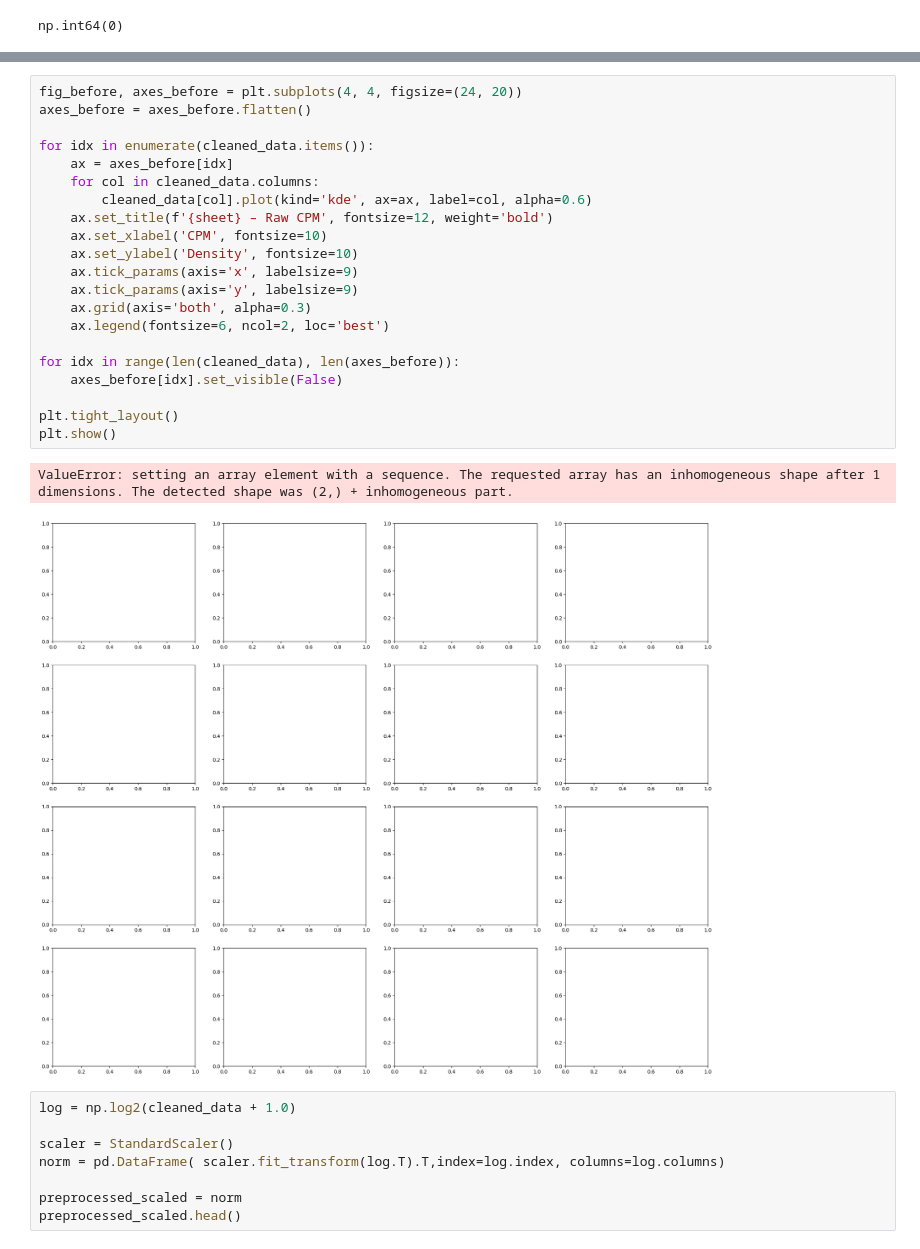
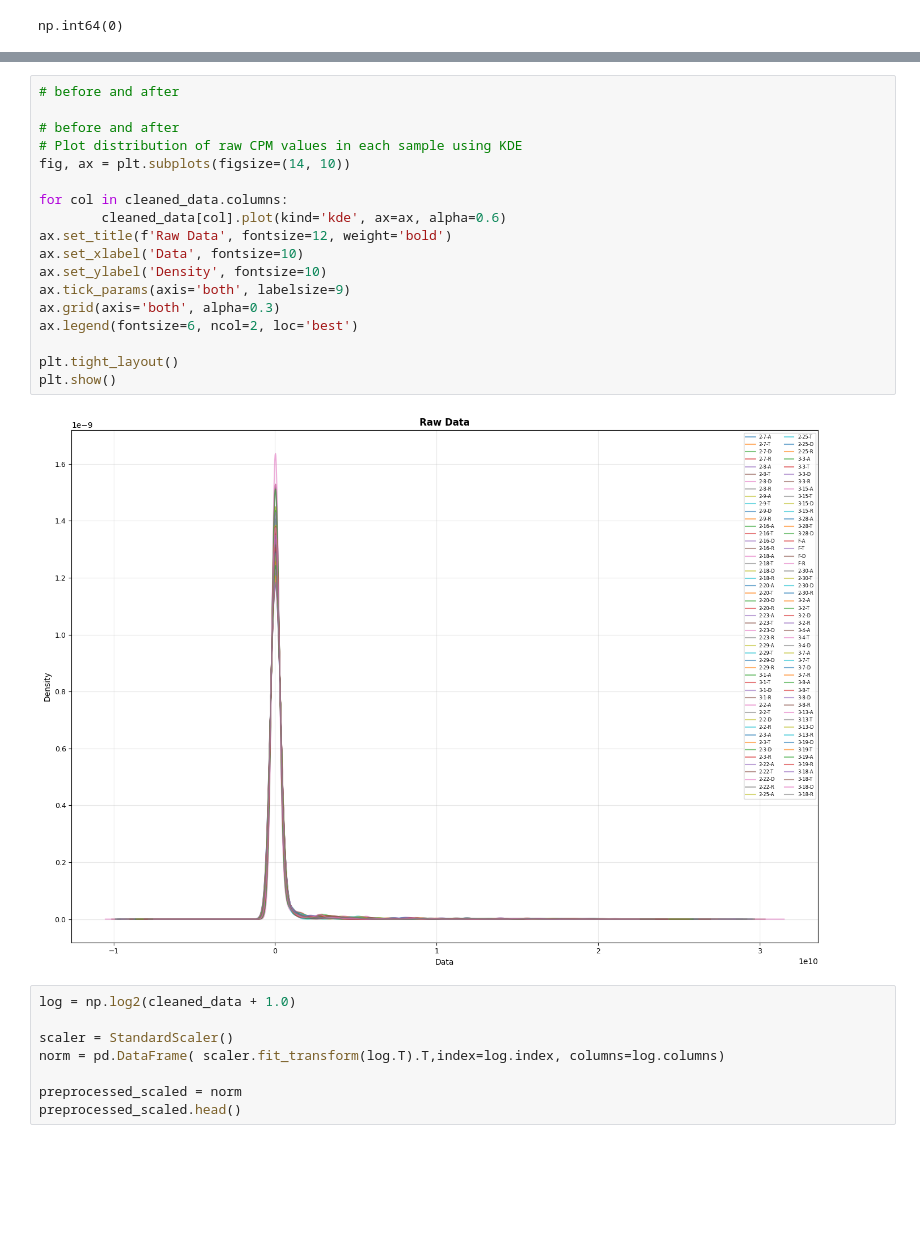
Before and after one commit to CadenBold/intestinal-omics, a Jupyter notebook: working.ipynb, the cells around one changed output, grey strips where cells are left out. Drawn from its saved outputs; the diff is of its cells as text; blank space fills up the shorter version.

```diff
--- a/working.ipynb
+++ b/working.ipynb
@@ -84,27 +97,23 @@ df.head()
 # %%
-fig_before, axes_before = plt.subplots(4, 4, figsize=(24, 20))
-axes_before = axes_before.flatten()
+# before and after
 
-for idx in enumerate(cleaned_data.items()):
-    ax = axes_before[idx]
-    for col in cleaned_data.columns:
-        cleaned_data[col].plot(kind='kde', ax=ax, label=col, alpha=0.6)
-    ax.set_title(f'{sheet} – Raw CPM', fontsize=12, weight='bold')
-    ax.set_xlabel('CPM', fontsize=10)
-    ax.set_ylabel('Density', fontsize=10)
-    ax.tick_params(axis='x', labelsize=9)
-    ax.tick_params(axis='y', labelsize=9)
-    ax.grid(axis='both', alpha=0.3)
-    ax.legend(fontsize=6, ncol=2, loc='best')
+# before and after
+# Plot distribution of raw CPM values in each sample using KDE
+fig, ax = plt.subplots(figsize=(14, 10))
 
-for idx in range(len(cleaned_data), len(axes_before)):
-    axes_before[idx].set_visible(False)
+for col in cleaned_data.columns:
+        cleaned_data[col].plot(kind='kde', ax=ax, alpha=0.6)
+ax.set_title(f'Raw Data', fontsize=12, weight='bold')
+ax.set_xlabel('Data', fontsize=10)
+ax.set_ylabel('Density', fontsize=10)
+ax.tick_params(axis='both', labelsize=9)
+ax.grid(axis='both', alpha=0.3)
+ax.legend(fontsize=6, ncol=2, loc='best')
 
 plt.tight_layout()
 plt.show()
 # %% [output]
-ValueError: setting an array element with a sequence. The requested array has an inhomogeneous shape after 1 dimensions. The detected shape was (2,) + inhomogeneous part.
-[figure, old version]
+[figure, new version]
 # %%
 log = np.log2(cleaned_data + 1.0)
 
```
Also changed, not shown: parts of 3 cells of this notebook.
